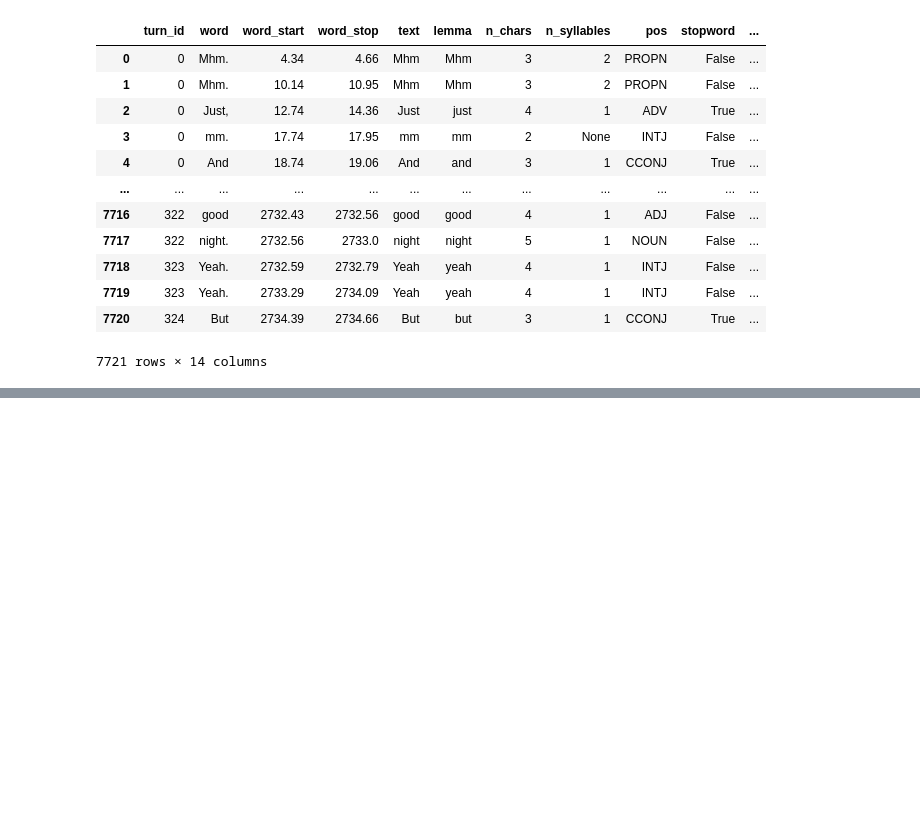
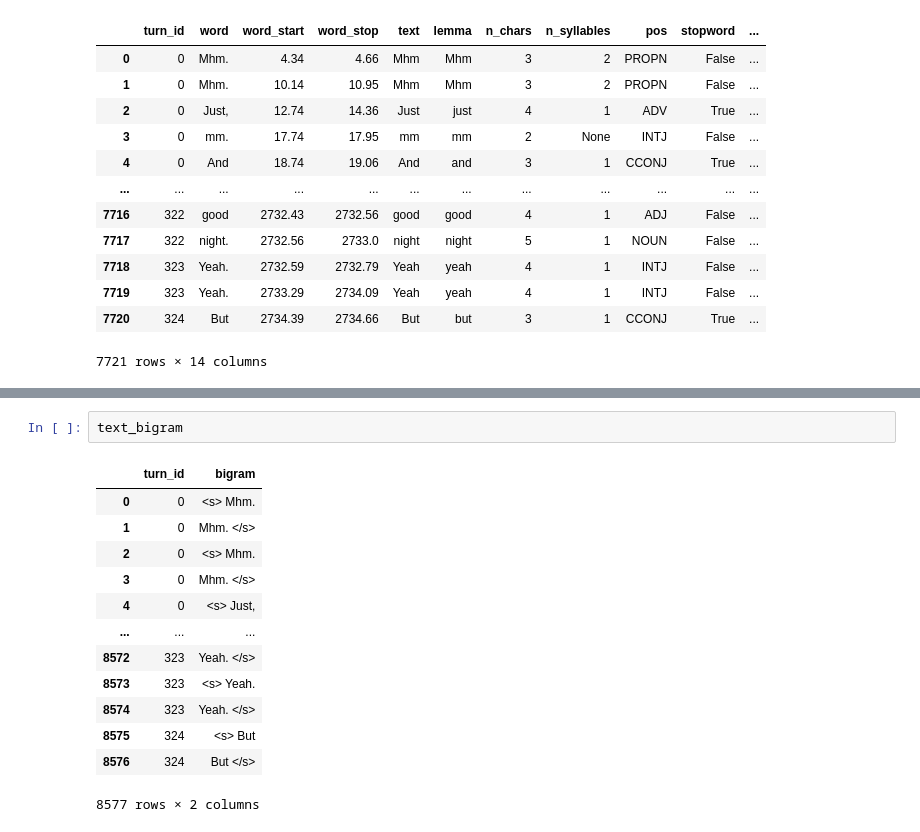
Before and after one commit to kinanmartin/context_and_reduction, a Jupyter notebook: notebooks/candor_control_predictors.ipynb, the cells around one changed output, grey strips where cells are left out. Cells and saved outputs as stored; diff of their text form; blank space fills up the shorter version.

```diff
--- a/notebooks/candor_control_predictors.ipynb
+++ b/notebooks/candor_control_predictors.ipynb
@@ -292,0 +378,16 @@ full_df
+# %%
+text_bigram
+# %% [output]
+|  | turn_id | bigram |
+| 0 | 0 | <s> Mhm. |
+| 1 | 0 | Mhm. </s> |
+| 2 | 0 | <s> Mhm. |
+| 3 | 0 | Mhm. </s> |
+| 4 | 0 | <s> Just, |
+| ... | ... | ... |
+| 8572 | 323 | Yeah. </s> |
+| 8573 | 323 | <s> Yeah. |
+| 8574 | 323 | Yeah. </s> |
+| 8575 | 324 | <s> But |
+| 8576 | 324 | But </s> |
+8577 rows × 2 columns
```
Also changed, not shown: parts of 6 cells of this notebook, 3 other files.
